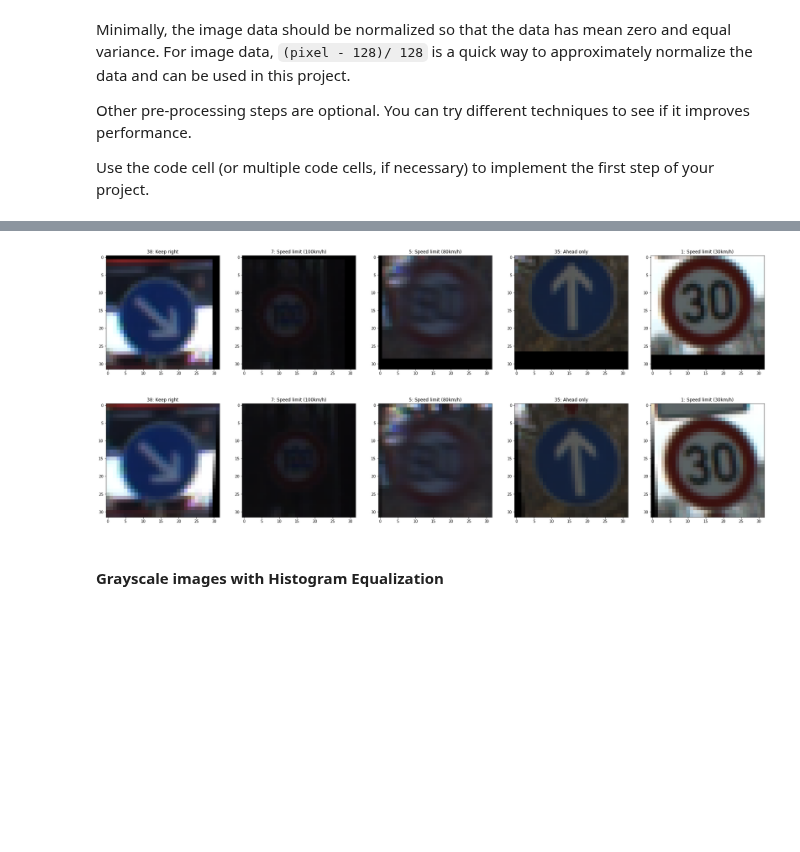
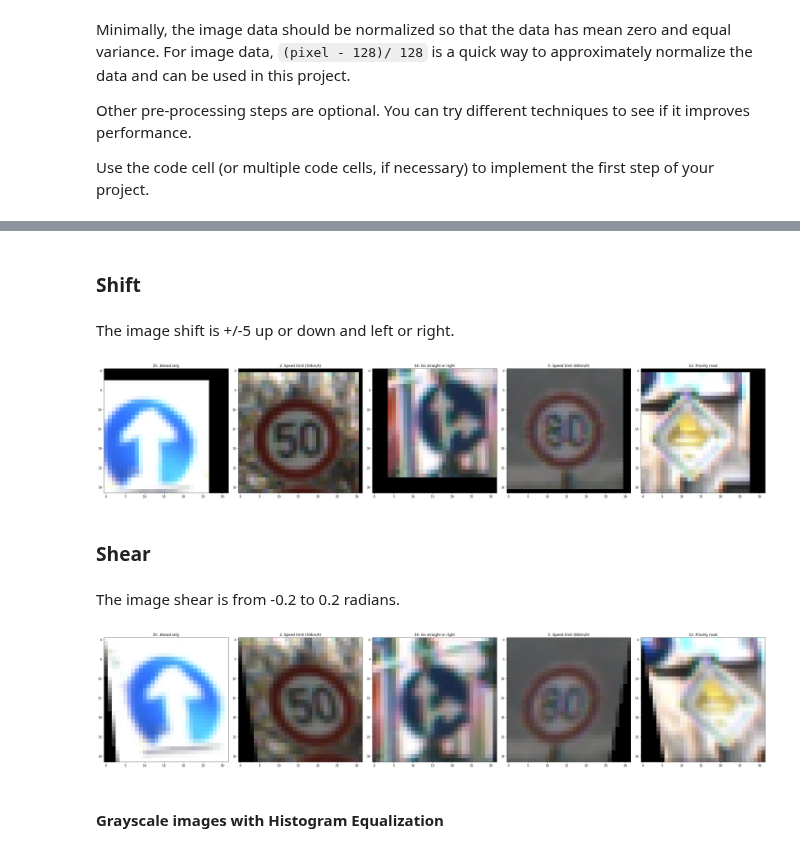
Before and after one commit to ekkus93/CarND-Traffic-Sign-Classifier-Project, a Jupyter notebook: Traffic_Sign_Classifier.ipynb, the cells around one changed output, grey strips where cells are left out. Cells and saved outputs as stored; diff of their text form; code cells hidden in the pictures; blank space fills up the shorter version.

```diff
--- a/Traffic_Sign_Classifier.ipynb
+++ b/Traffic_Sign_Classifier.ipynb
@@ -194,6 +194,8 @@ def display_X_y_images(X, y=None, signnames_pd=None, start_idx=0, end_idx=None,
         else:
             plt.imshow(apply_fnc(image))
 
+    plt.tight_layout()
+
     plt.show()
 # %% [markdown]
 ### Sample images
@@ -333,13 +334,21 @@ display_X_y_images(X_train, y_train, signnames_pd, 20, 25, use_gray=True,
+# %% [markdown]
+### Shift
+# %% [markdown]
+The image shift is +/-5 up or down and left or right.
 # %%
-display_X_y_images(X_train, y_train, signnames_pd, 20, 25, use_gray=True,
+display_X_y_images(X_train, y_train, signnames_pd, 0, 5, use_gray=True,
                    apply_fnc=apply_random_shift)
 # %% [output]
-[figure, old version]
+[figure, new version]
+# %% [markdown]
+### Shear
+# %% [markdown]
+The image shear is from -0.2 to 0.2 radians.
 # %%
-display_X_y_images(X_train, y_train, signnames_pd, 20, 25, use_gray=True,
+display_X_y_images(X_train, y_train, signnames_pd, 0, 5, use_gray=True,
                    apply_fnc=apply_random_shear)
 # %% [output]
-[figure, old version]
+[figure, new version]
 # %%
 def balance_images(X, y, min_angle=-12.5, max_angle=12.5,
                    min_x_shift=-3, max_x_shift=3, min_y_shift=-5, max_y_shift=5,
```
Also changed, not shown: parts of 41 cells of this notebook.
